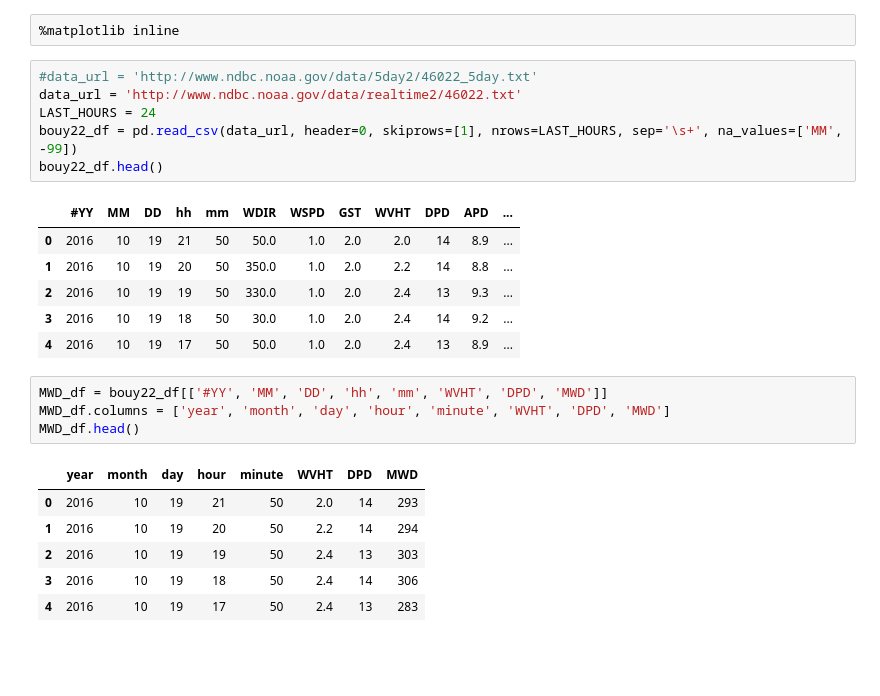
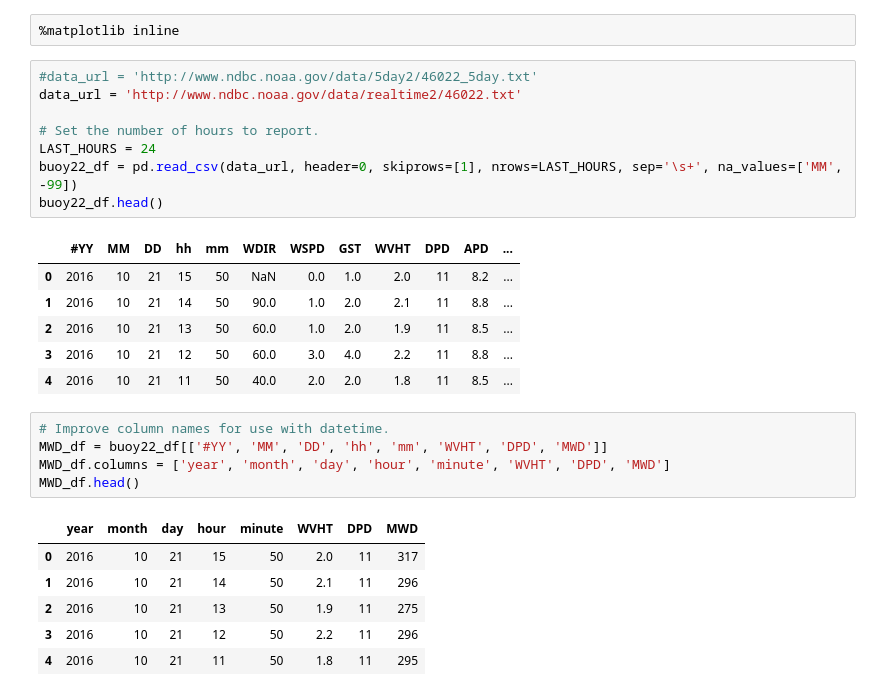
Before and after one commit to dhelliwell/buoy-data-notebooks, a Jupyter notebook: Bouy_Data.ipynb, the cells around one changed output. Cells and saved outputs as stored; diff of their text form; blank space fills up the shorter version.

```diff
--- a/Bouy_Data.ipynb
+++ b/Bouy_Data.ipynb
@@ -7,25 +7,28 @@ import matplotlib.pyplot as plt
 # %%
 #data_url = 'http://www.ndbc.noaa.gov/data/5day2/46022_5day.txt'
 data_url = 'http://www.ndbc.noaa.gov/data/realtime2/46022.txt'
+
+# Set the number of hours to report.
 LAST_HOURS = 24
-bouy22_df = pd.read_csv(data_url, header=0, skiprows=[1], nrows=LAST_HOURS, sep='\s+', na_values=['MM', -99])
-bouy22_df.head()
+buoy22_df = pd.read_csv(data_url, header=0, skiprows=[1], nrows=LAST_HOURS, sep='\s+', na_values=['MM', -99])
+buoy22_df.head()
 # %% [output]
 |  | #YY | MM | DD | hh | mm | WDIR | WSPD | GST | WVHT | DPD | APD | ... |
-| 0 | 2016 | 10 | 19 | 21 | 50 | 50.0 | 1.0 | 2.0 | 2.0 | 14 | 8.9 | ... |
-| 1 | 2016 | 10 | 19 | 20 | 50 | 350.0 | 1.0 | 2.0 | 2.2 | 14 | 8.8 | ... |
-| 2 | 2016 | 10 | 19 | 19 | 50 | 330.0 | 1.0 | 2.0 | 2.4 | 13 | 9.3 | ... |
-| 3 | 2016 | 10 | 19 | 18 | 50 | 30.0 | 1.0 | 2.0 | 2.4 | 14 | 9.2 | ... |
-| 4 | 2016 | 10 | 19 | 17 | 50 | 50.0 | 1.0 | 2.0 | 2.4 | 13 | 8.9 | ... |
+| 0 | 2016 | 10 | 21 | 15 | 50 | NaN | 0.0 | 1.0 | 2.0 | 11 | 8.2 | ... |
+| 1 | 2016 | 10 | 21 | 14 | 50 | 90.0 | 1.0 | 2.0 | 2.1 | 11 | 8.8 | ... |
+| 2 | 2016 | 10 | 21 | 13 | 50 | 60.0 | 1.0 | 2.0 | 1.9 | 11 | 8.5 | ... |
+| 3 | 2016 | 10 | 21 | 12 | 50 | 60.0 | 3.0 | 4.0 | 2.2 | 11 | 8.8 | ... |
+| 4 | 2016 | 10 | 21 | 11 | 50 | 40.0 | 2.0 | 2.0 | 1.8 | 11 | 8.5 | ... |
 # %%
-MWD_df = bouy22_df[['#YY', 'MM', 'DD', 'hh', 'mm', 'WVHT', 'DPD', 'MWD']]
+# Improve column names for use with datetime.
+MWD_df = buoy22_df[['#YY', 'MM', 'DD', 'hh', 'mm', 'WVHT', 'DPD', 'MWD']]
 MWD_df.columns = ['year', 'month', 'day', 'hour', 'minute', 'WVHT', 'DPD', 'MWD']
 MWD_df.head()
 # %% [output]
 |  | year | month | day | hour | minute | WVHT | DPD | MWD |
-| 0 | 2016 | 10 | 19 | 21 | 50 | 2.0 | 14 | 293 |
-| 1 | 2016 | 10 | 19 | 20 | 50 | 2.2 | 14 | 294 |
-| 2 | 2016 | 10 | 19 | 19 | 50 | 2.4 | 13 | 303 |
-| 3 | 2016 | 10 | 19 | 18 | 50 | 2.4 | 14 | 306 |
-| 4 | 2016 | 10 | 19 | 17 | 50 | 2.4 | 13 | 283 |
+| 0 | 2016 | 10 | 21 | 15 | 50 | 2.0 | 11 | 317 |
+| 1 | 2016 | 10 | 21 | 14 | 50 | 2.1 | 11 | 296 |
+| 2 | 2016 | 10 | 21 | 13 | 50 | 1.9 | 11 | 275 |
+| 3 | 2016 | 10 | 21 | 12 | 50 | 2.2 | 11 | 296 |
+| 4 | 2016 | 10 | 21 | 11 | 50 | 1.8 | 11 | 295 |
 # %%
```
Also changed, not shown: parts of 5 cells of this notebook.
